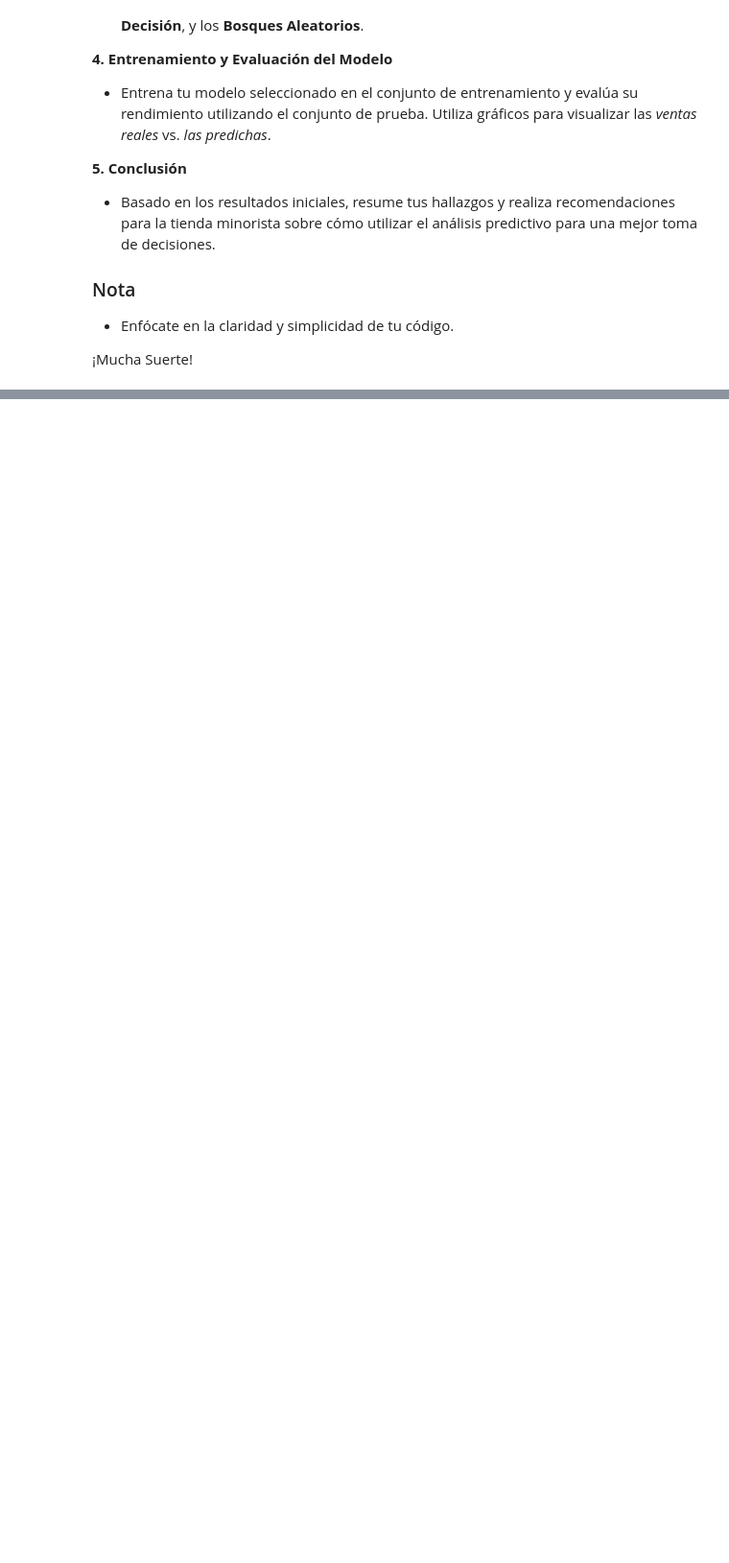
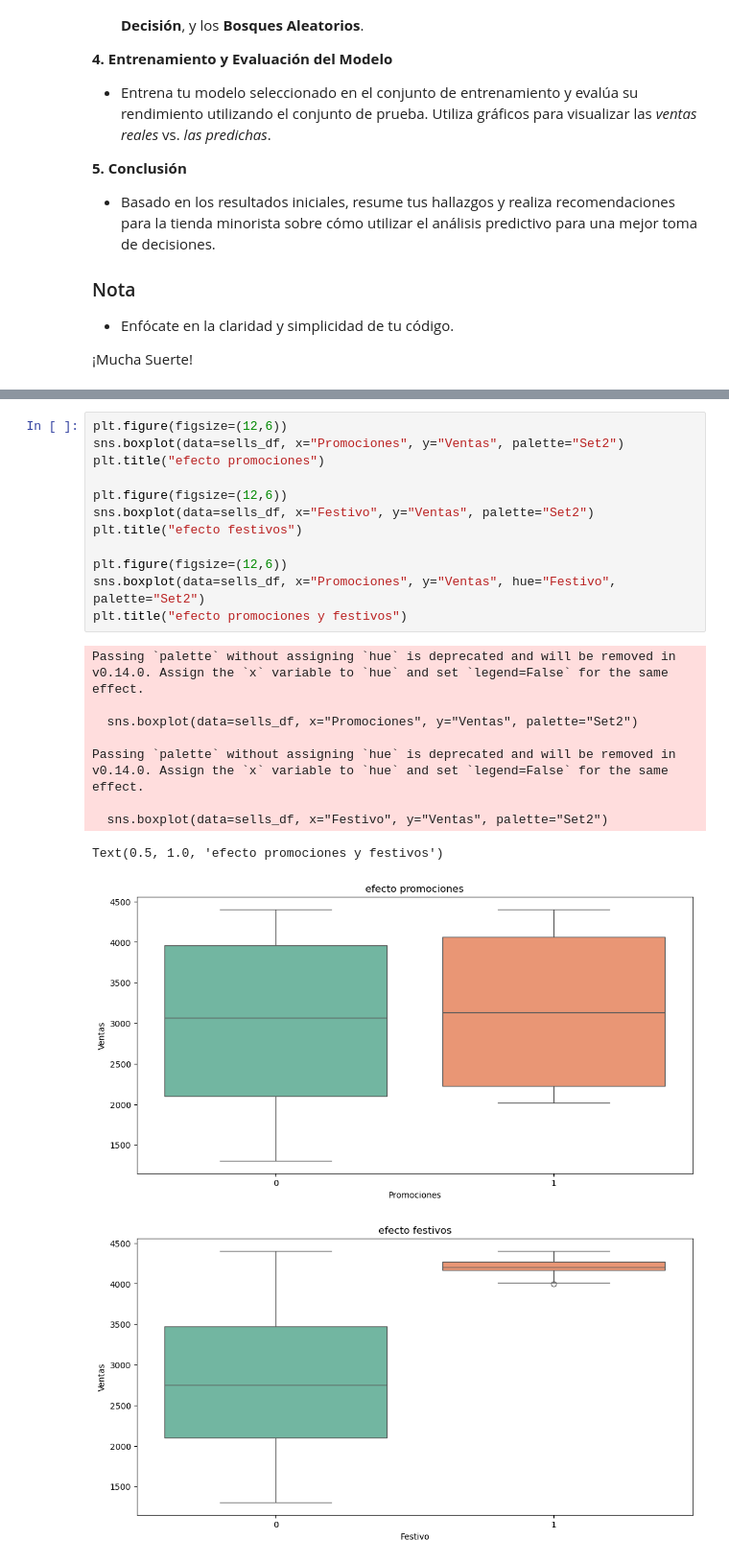
Before and after one commit to jcarloshg/data-science-federco-garay, a Jupyter notebook: day-11/10.project.ipynb, the cells around one changed output, grey strips where cells are left out. Shown: that part at 96% size. Cells and saved outputs as stored; diff of their text form; blank space fills up the shorter version.

```diff
--- a/day-11/10.project.ipynb
+++ b/day-11/10.project.ipynb
@@ -72,0 +102,23 @@ Index(['DíaDeLaSemana', 'Promociones', 'Festivo'], dtype='object')
+# %%
+plt.figure(figsize=(12,6))
+sns.boxplot(data=sells_df, x="Promociones", y="Ventas", palette="Set2")
+plt.title("efecto promociones")
+
+plt.figure(figsize=(12,6))
+sns.boxplot(data=sells_df, x="Festivo", y="Ventas", palette="Set2")
+plt.title("efecto festivos")
+
+plt.figure(figsize=(12,6))
+sns.boxplot(data=sells_df, x="Promociones", y="Ventas", hue="Festivo", palette="Set2")
+plt.title("efecto promociones y festivos")
+# %% [output]
+Passing `palette` without assigning `hue` is deprecated and will be removed in v0.14.0. Assign the `x` variable to `hue` and set `legend=False` for the same effect.
+
+  sns.boxplot(data=sells_df, x="Promociones", y="Ventas", palette="Set2")
+
+Passing `palette` without assigning `hue` is deprecated and will be removed in v0.14.0. Assign the `x` variable to `hue` and set `legend=False` for the same effect.
+
+  sns.boxplot(data=sells_df, x="Festivo", y="Ventas", palette="Set2")
+Text(0.5, 1.0, 'efecto promociones y festivos')
+[figure, added]
+[figure, added]
```
Also changed, not shown: parts of 11 cells of this notebook, 3 other files.
